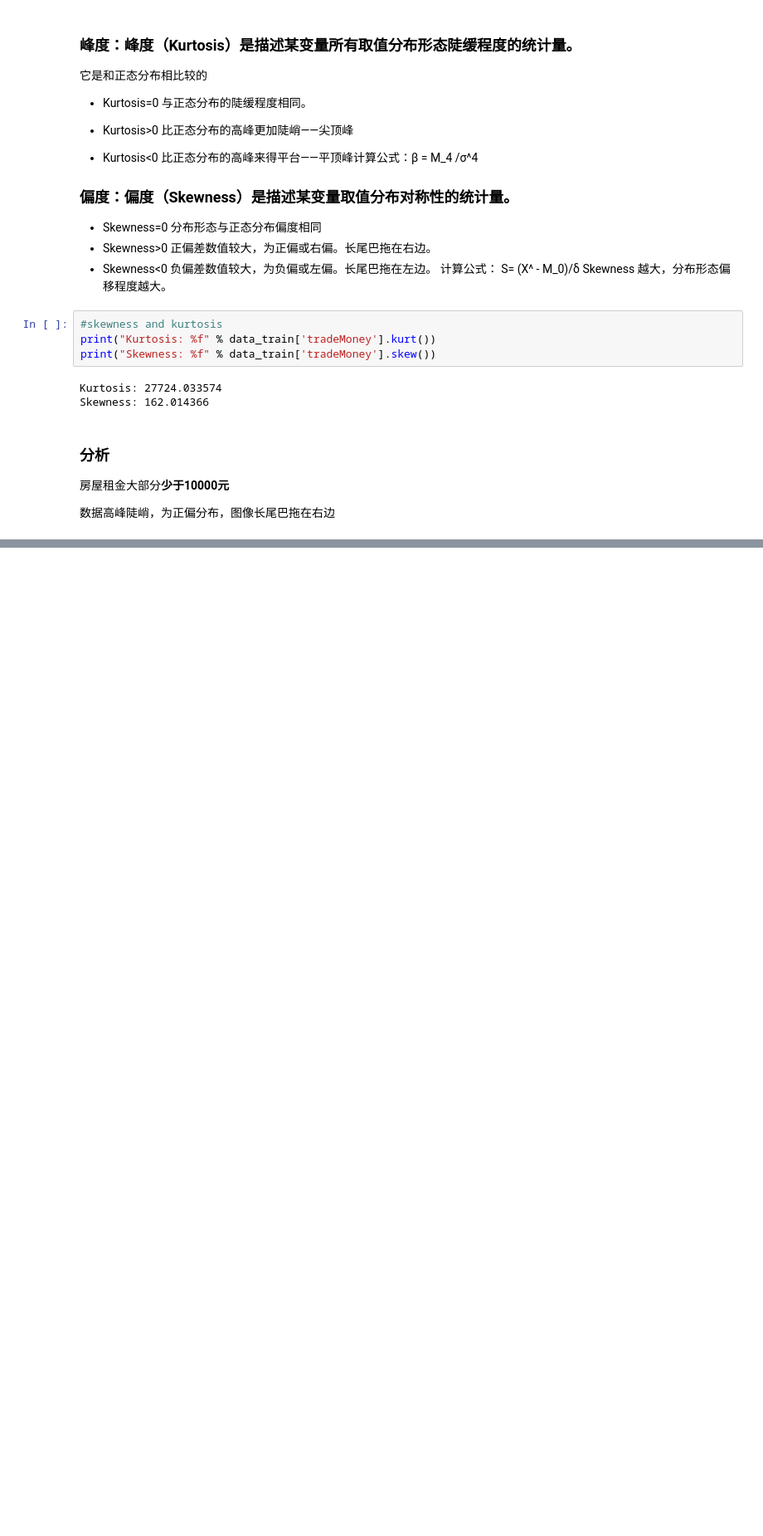
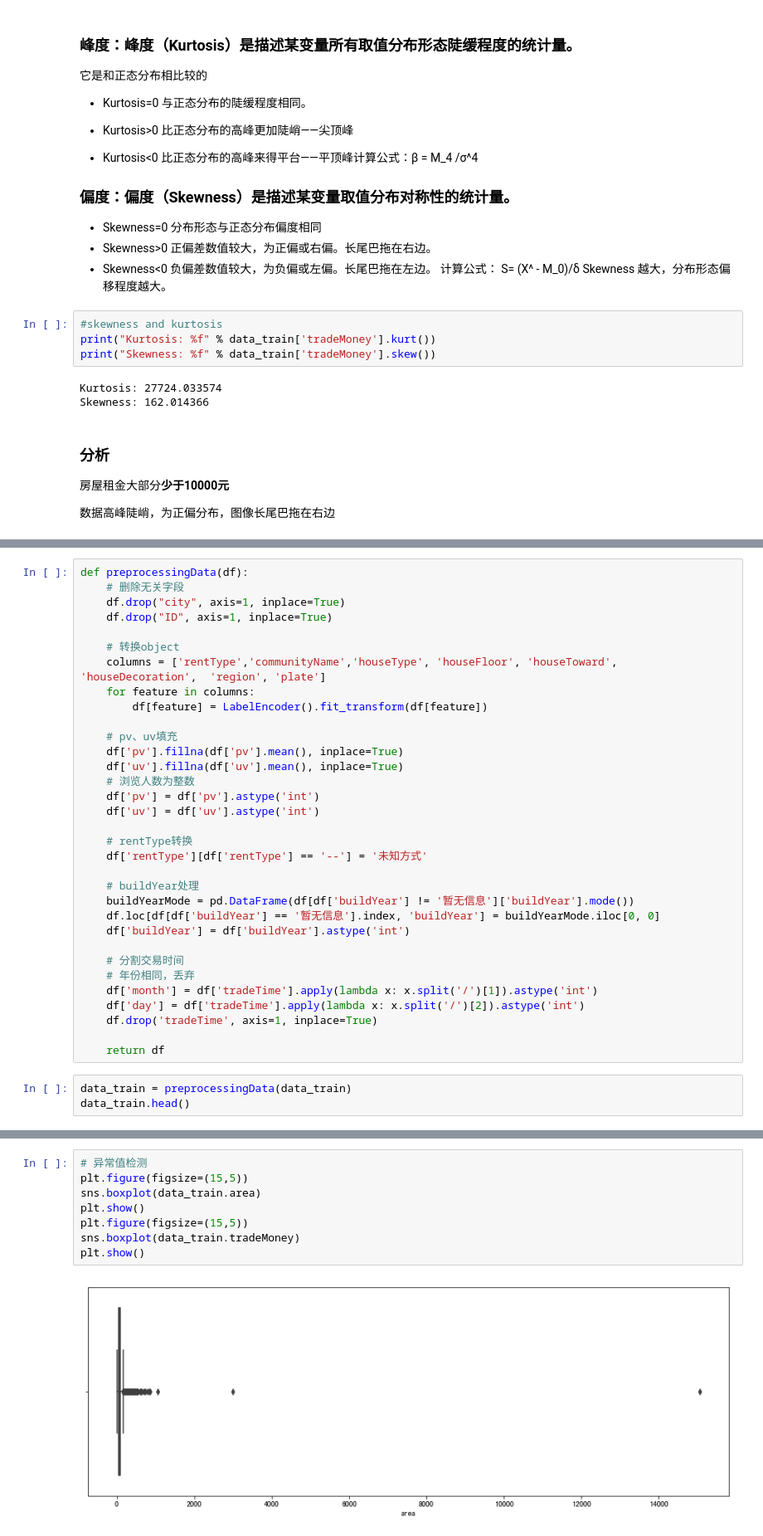
Before and after one commit to Jiachengciel/Futurelab-2019-House-Rent-Forecast, a Jupyter notebook: 1. EDA.ipynb, the cells around one changed output, grey strips where cells are left out. Shown: that part at 83% size. Saved outputs shown, nothing was run; the diff lists cells and outputs as text; blank space fills up the shorter version.

Commit message:
Add the data cleaning of EDA

```diff
--- a/1. EDA.ipynb
+++ b/1. EDA.ipynb
@@ -472,0 +555,36 @@ Skewness: 162.014366
+# %%
+def preprocessingData(df):
+    # 删除无关字段
+    df.drop("city", axis=1, inplace=True)
+    df.drop("ID", axis=1, inplace=True)
+
+    # 转换object
+    columns = ['rentType','communityName','houseType', 'houseFloor', 'houseToward', 'houseDecoration',  'region', 'plate']
+    for feature in columns:
+        df[feature] = LabelEncoder().fit_transform(df[feature])
+
+    # pv、uv填充
+    df['pv'].fillna(df['pv'].mean(), inplace=True)
+    df['uv'].fillna(df['uv'].mean(), inplace=True)
+    # 浏览人数为整数
+    df['pv'] = df['pv'].astype('int')
+    df['uv'] = df['uv'].astype('int')
+
+    # rentType转换
+    df['rentType'][df['rentType'] == '--'] = '未知方式'
+
+    # buildYear处理
+    buildYearMode = pd.DataFrame(df[df['buildYear'] != '暂无信息']['buildYear'].mode())
+    df.loc[df[df['buildYear'] == '暂无信息'].index, 'buildYear'] = buildYearMode.iloc[0, 0]
+    df['buildYear'] = df['buildYear'].astype('int')
+
+    # 分割交易时间
+    # 年份相同，丢弃
+    df['month'] = df['tradeTime'].apply(lambda x: x.split('/')[1]).astype('int')
+    df['day'] = df['tradeTime'].apply(lambda x: x.split('/')[2]).astype('int')
+    df.drop('tradeTime', axis=1, inplace=True)
+
+    return df
+# %%
+data_train = preprocessingData(data_train)
+data_train.head()
@@ -472,0 +601,10 @@ Skewness: 162.014366
+# %%
+# 异常值检测
+plt.figure(figsize=(15,5))
+sns.boxplot(data_train.area)
+plt.show()
+plt.figure(figsize=(15,5))
+sns.boxplot(data_train.tradeMoney)
+plt.show()
+# %% [output]
+[figure, added]
```
Also changed, not shown: parts of 28 cells of this notebook.
